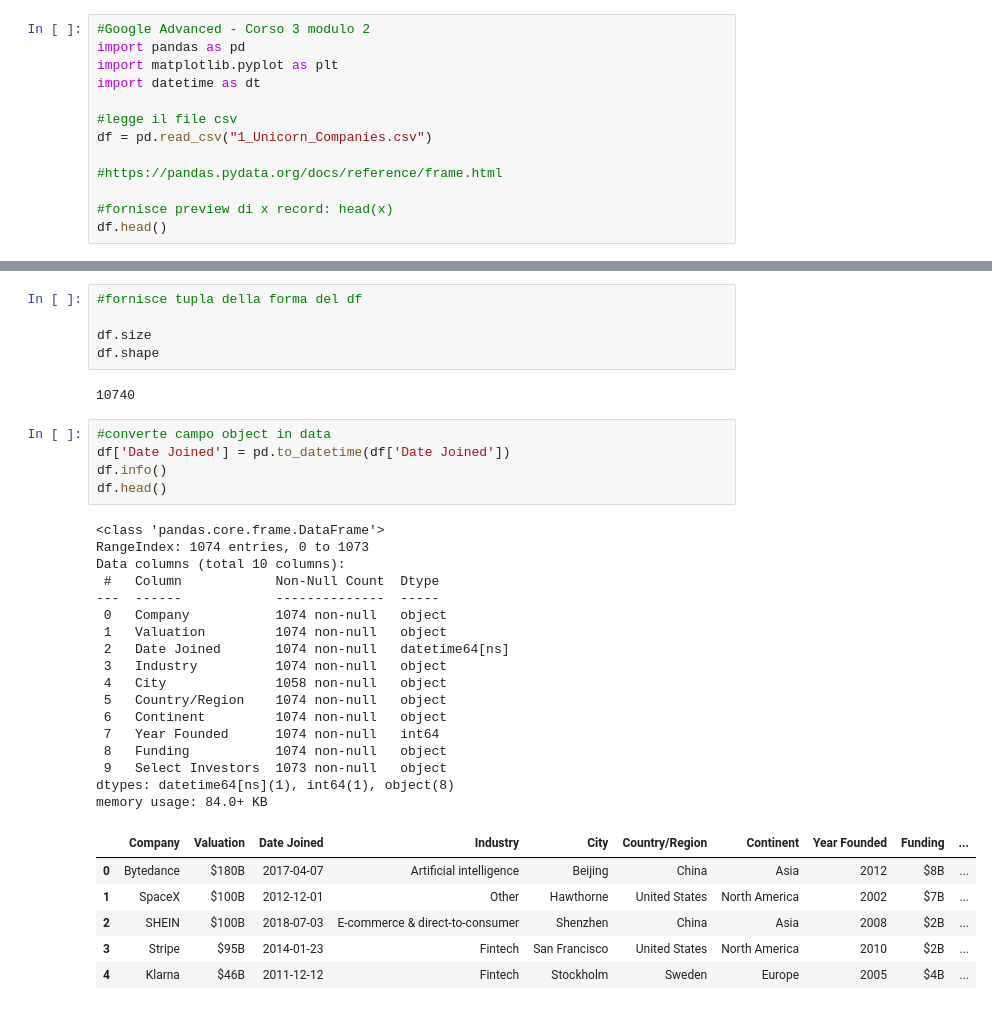
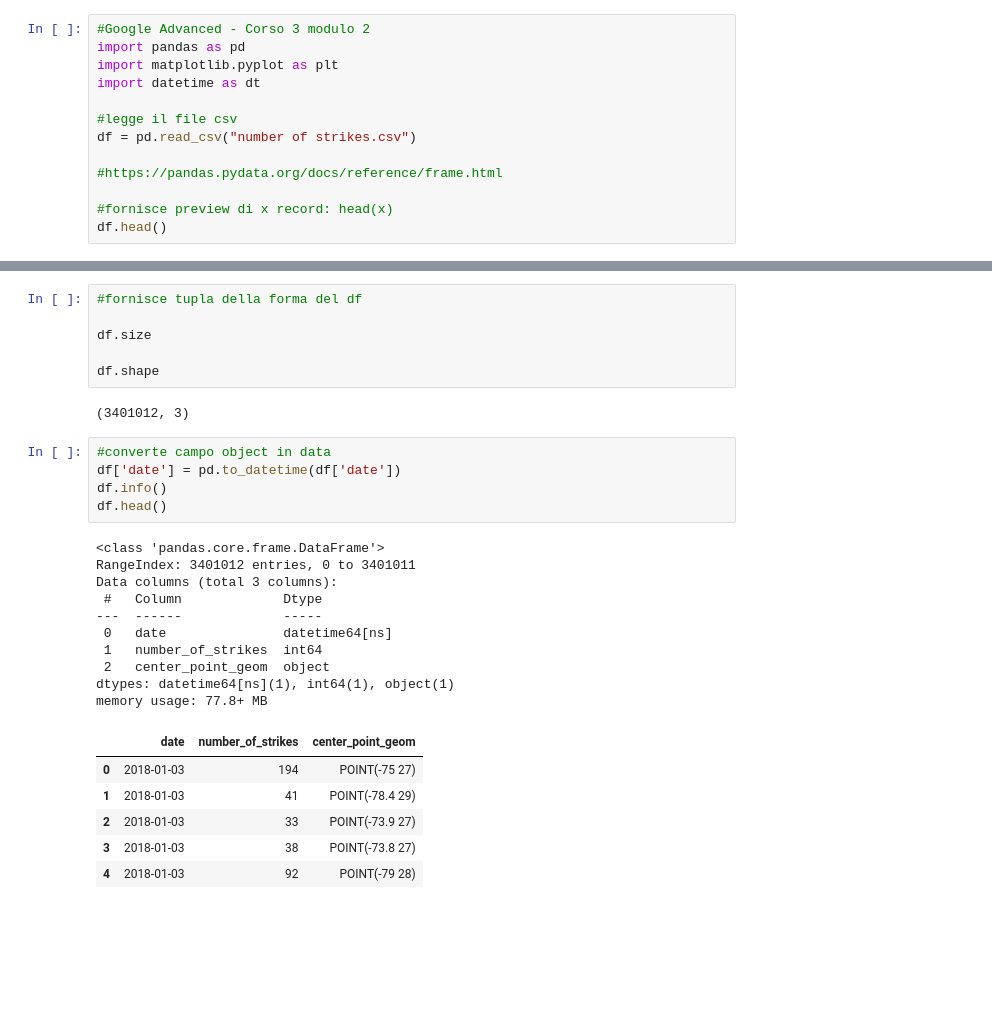
Before and after one commit to mfarucci/AdvancedDataAnalytics, a Jupyter notebook: EDA1.ipynb, the cells around one changed output, grey strips where cells are left out. Cells and saved outputs as stored; diff of their text form; blank space fills up the shorter version.

```diff
--- a/EDA1.ipynb
+++ b/EDA1.ipynb
@@ -7,7 +7,7 @@ import matplotlib.pyplot as plt
 import datetime as dt
 
 #legge il file csv
-df = pd.read_csv("1_Unicorn_Companies.csv")
+df = pd.read_csv("number of strikes.csv")
 
 #https://pandas.pydata.org/docs/reference/frame.html
 
@@ -59,37 +52,31 @@ df.describe()
 #fornisce tupla della forma del df
 
 df.size
+
 df.shape
 # %% [output]
-10740
+(3401012, 3)
 # %%
 #converte campo object in data
-df['Date Joined'] = pd.to_datetime(df['Date Joined'])
+df['date'] = pd.to_datetime(df['date'])
 df.info()
 df.head()
 # %% [output]
 <class 'pandas.core.frame.DataFrame'>
-RangeIndex: 1074 entries, 0 to 1073
-Data columns (total 10 columns):
- #   Column            Non-Null Count  Dtype
----  ------            --------------  -----
- 0   Company           1074 non-null   object
- 1   Valuation         1074 non-null   object
- 2   Date Joined       1074 non-null   datetime64[ns]
- 3   Industry          1074 non-null   object
- 4   City              1058 non-null   object
- 5   Country/Region    1074 non-null   object
- 6   Continent         1074 non-null   object
- 7   Year Founded      1074 non-null   int64
- 8   Funding           1074 non-null   object
- 9   Select Investors  1073 non-null   object
-dtypes: datetime64[ns](1), int64(1), object(8)
-memory usage: 84.0+ KB
+RangeIndex: 3401012 entries, 0 to 3401011
+Data columns (total 3 columns):
+ #   Column             Dtype
+---  ------             -----
+ 0   date               datetime64[ns]
+ 1   number_of_strikes  int64
+ 2   center_point_geom  object
+dtypes: datetime64[ns](1), int64(1), object(1)
+memory usage: 77.8+ MB
-|  | Company | Valuation | Date Joined | Industry | City | Country/Region | Continent | Year Founded | Funding | ... |
-| 0 | Bytedance | $180B | 2017-04-07 | Artificial intelligence | Beijing | China | Asia | 2012 | $8B | ... |
-| 1 | SpaceX | $100B | 2012-12-01 | Other | Hawthorne | United States | North America | 2002 | $7B | ... |
-| 2 | SHEIN | $100B | 2018-07-03 | E-commerce & direct-to-consumer | Shenzhen | China | Asia | 2008 | $2B | ... |
-| 3 | Stripe | $95B | 2014-01-23 | Fintech | San Francisco | United States | North America | 2010 | $2B | ... |
-| 4 | Klarna | $46B | 2011-12-12 | Fintech | Stockholm | Sweden | Europe | 2005 | $4B | ... |
+|  | date | number_of_strikes | center_point_geom |
+| 0 | 2018-01-03 | 194 | POINT(-75 27) |
+| 1 | 2018-01-03 | 41 | POINT(-78.4 29) |
+| 2 | 2018-01-03 | 33 | POINT(-73.9 27) |
+| 3 | 2018-01-03 | 38 | POINT(-73.8 27) |
+| 4 | 2018-01-03 | 92 | POINT(-79 28) |
 # %%
 #crea nuova colonna month e vi inserisce il mese
```
Also changed, not shown: parts of 8 cells of this notebook.
